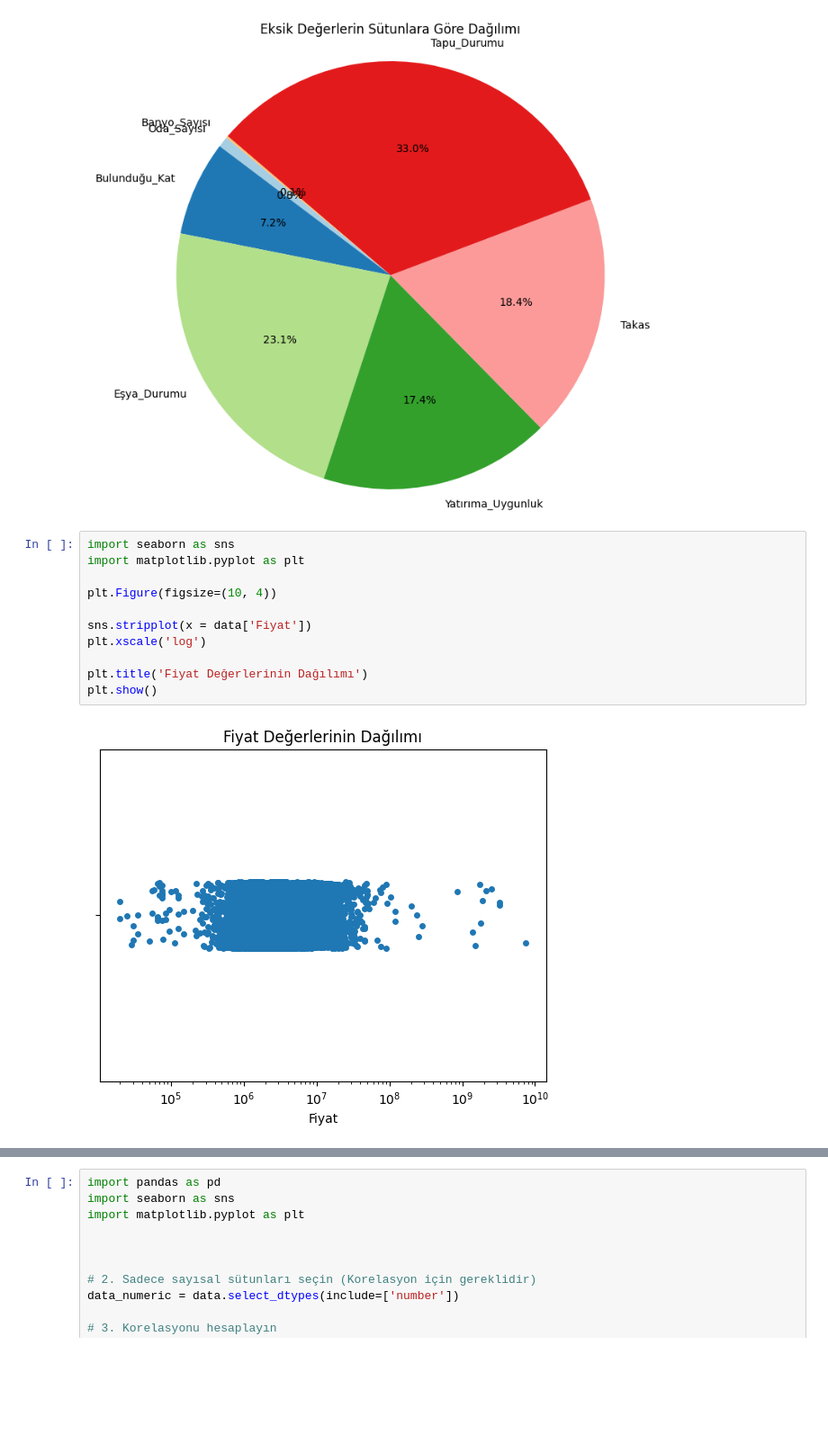
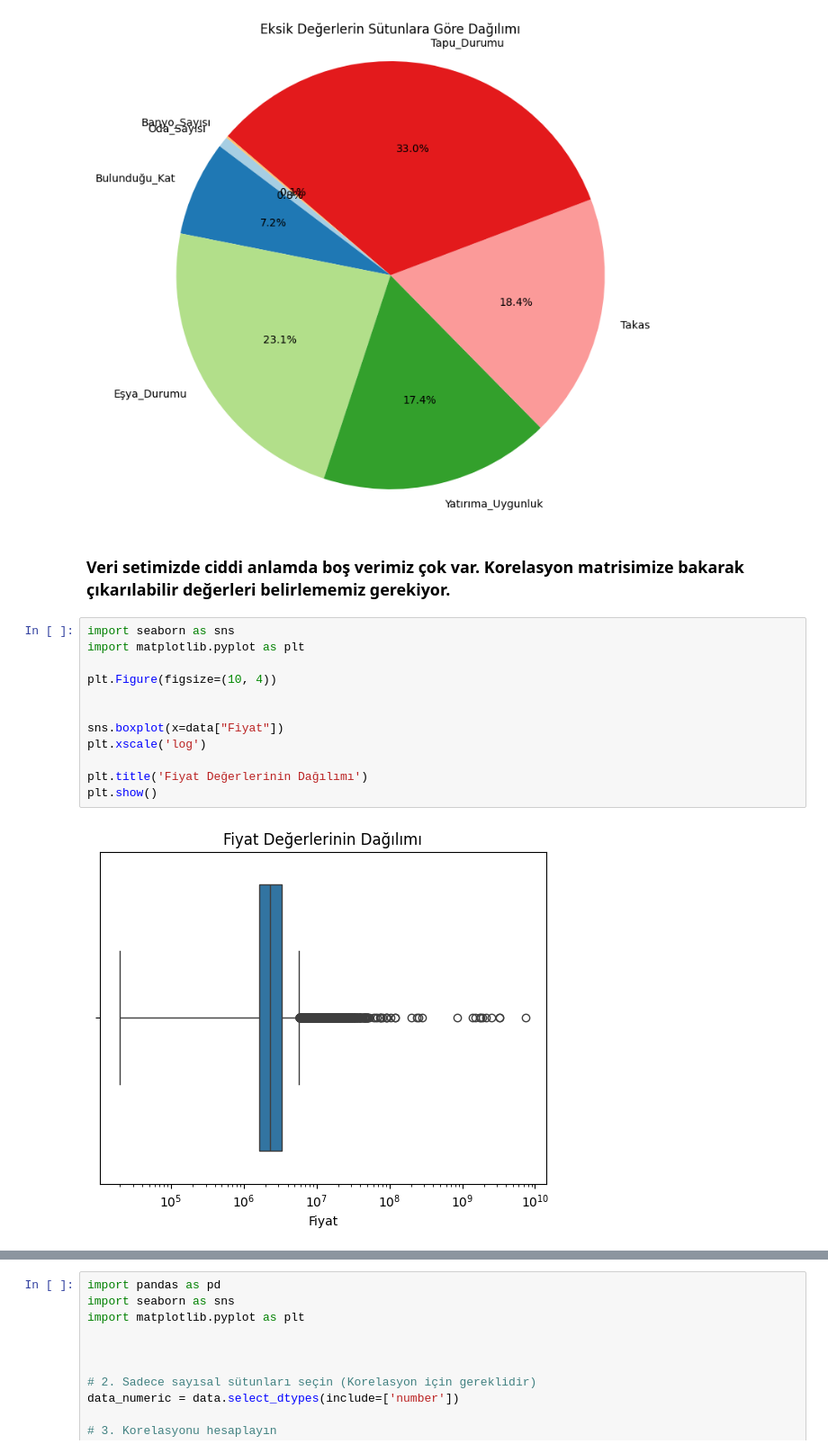
Before and after one commit to Yapay-zeka-dersi-projesi/Ev_fiyat_tahmin_sistemi, a Jupyter notebook: graphic.ipynb, the cells around one changed output, grey strips where cells are left out. Shown at 90% size. Cells and saved outputs as stored; diff of their text form; blank space fills up the shorter version.

```diff
--- a/graphic.ipynb
+++ b/graphic.ipynb
@@ -51,16 +51,19 @@ else:
     plt.show()
 # %% [output]
 [figure]
+# %% [markdown]
+### Veri setimizde ciddi anlamda boş verimiz çok var. Korelasyon matrisimize bakarak çıkarılabilir değerleri belirlememiz gerekiyor.
 # %%
 import seaborn as sns
 import matplotlib.pyplot as plt
 
 plt.Figure(figsize=(10, 4))
 
-sns.stripplot(x = data['Fiyat'])
+
+sns.boxplot(x=data["Fiyat"])
 plt.xscale('log')
 
 plt.title('Fiyat Değerlerinin Dağılımı')
 plt.show()
 # %% [output]
-[figure, old version]
+[figure, new version]
```
Also changed, not shown: parts of 3 cells of this notebook, 1 other file.
